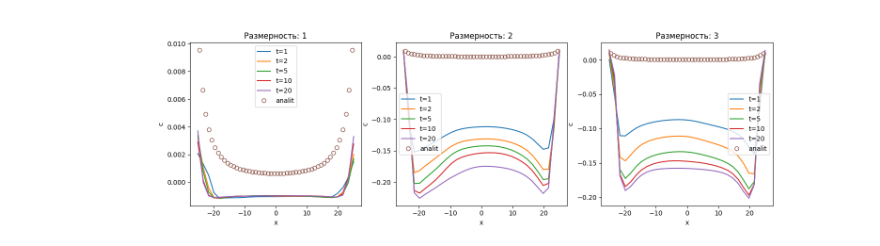
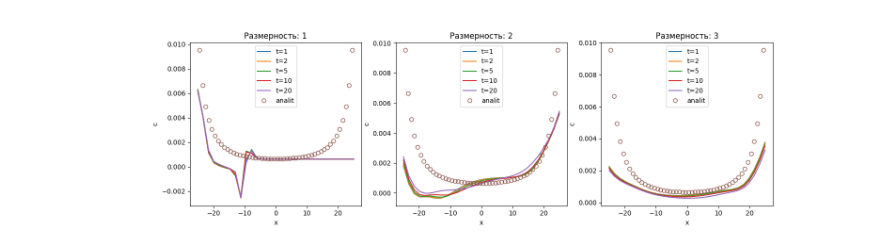
Before and after one commit to kustkust/my_pinn, a Jupyter notebook: main.ipynb, the cells around one changed output. Saved outputs shown, nothing was run; the diff lists cells and outputs as text; code cells hidden in the pictures.

```diff
--- a/main.ipynb
+++ b/main.ipynb
@@ -27,10 +27,10 @@ params = [
     build_params(2),
     build_params(3),
 ]
-act = 'sigmoid'
-layers=[100,100,100]
-optimizer='adam'
-loss='mse'
+act = 'tanh'
+layers = [20, 20, 20, 20, 20, 20, 20, 20]
+optimizer = 'adam'
+loss = 'mse'
 path = f"models/l={layers} act={act} opt={optimizer} loss={loss}"
 # %%
 networks = [
@@ -148,7 +145,7 @@ def test(network, p, num_test_samples = 30):
     # print(mdims)
     txyz = np.stack([mdim.flatten() for mdim in mdims], axis=-1)
     # print(txyz)
-    return [dims, mdims] + network.predict(txyz, batch_size=num_test_samples)
+    return dims, mdims, network.predict(txyz, batch_size=num_test_samples)
 # %%
 res = [test(net, p) for net, p in zip(networks, params)]
 # %% [output]
@@ -161,7 +158,7 @@ def plot_c(fig, i, p, dims, mdims, c):
 
     axc = fig.add_subplot(131 + i)
     other_dim = tuple(int(s) for s in p["size"][2:] / 2)
-    for t in [1,2,5,10,20]:
+    for t in [0, 1,2,5,10,20]:
         axc.plot(dims[1], c[(t, slice(None),) + other_dim], label=f't={t}')
 
     analit = np.loadtxt("eof_analytical.dat")
@@ -174,10 +176,10 @@ def plot_c(fig, i, p, dims, mdims, c):
 # %%
 fig = plt.figure(figsize=(16, 4.5))
 for i, (r, p) in enumerate(zip(res, params)):
-    plot_c(fig, i, p, r[0], r[1], r[2])
+    plot_c(fig, i, p, r[0], r[1], r[2]['c'])
 plt.show()
 # %% [output]
-[figure, old version]
+[figure, new version]
 # %%
 c = c.reshape(mdims[0].shape)
 time_t = 20
```
Also changed, not shown: parts of 5 cells of this notebook, 13 other files.
